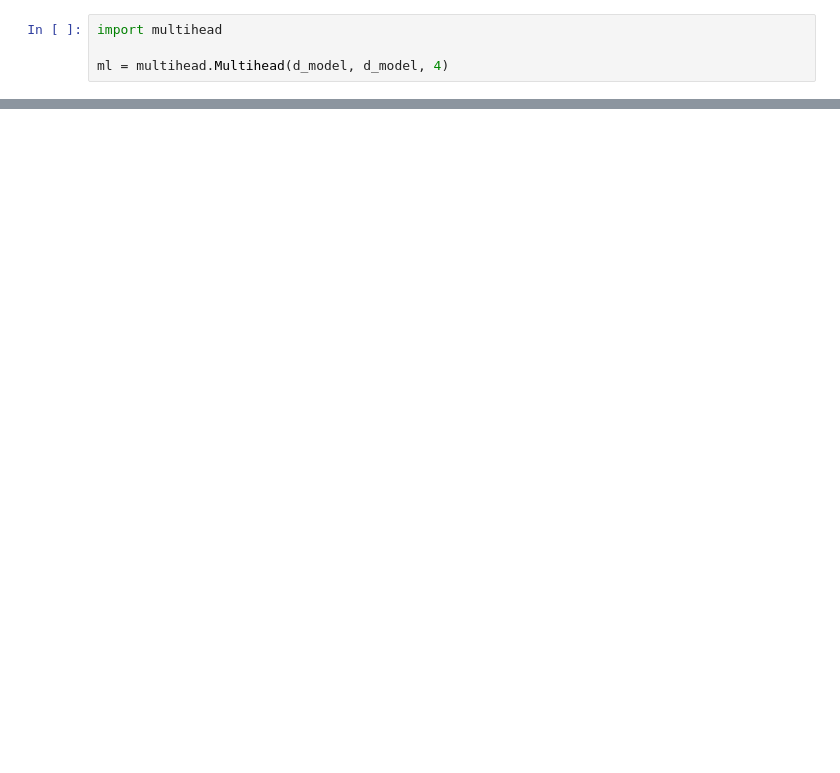
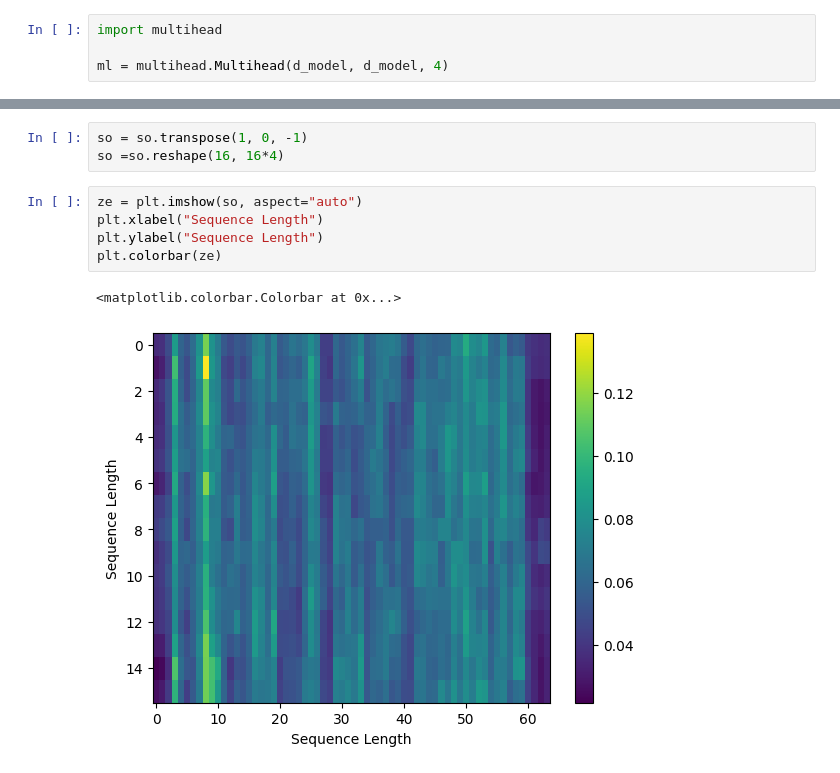
Before and after one commit to dpes-neupane/transformer, a Jupyter notebook: transformer.ipynb, the cells around one changed output, grey strips where cells are left out. Cells and saved outputs as stored; diff of their text form; blank space fills up the shorter version.

```diff
--- a/transformer.ipynb
+++ b/transformer.ipynb
@@ -268,0 +195,11 @@ ValueError: axes don't match array
+# %%
+so = so.transpose(1, 0, -1)
+so =so.reshape(16, 16*4)
+# %%
+ze = plt.imshow(so, aspect="auto")
+plt.xlabel("Sequence Length")
+plt.ylabel("Sequence Length")
+plt.colorbar(ze)
+# %% [output]
+<matplotlib.colorbar.Colorbar at 0x...>
+[figure, added]
```
Also changed, not shown: parts of 23 cells of this notebook, 2 other files.
